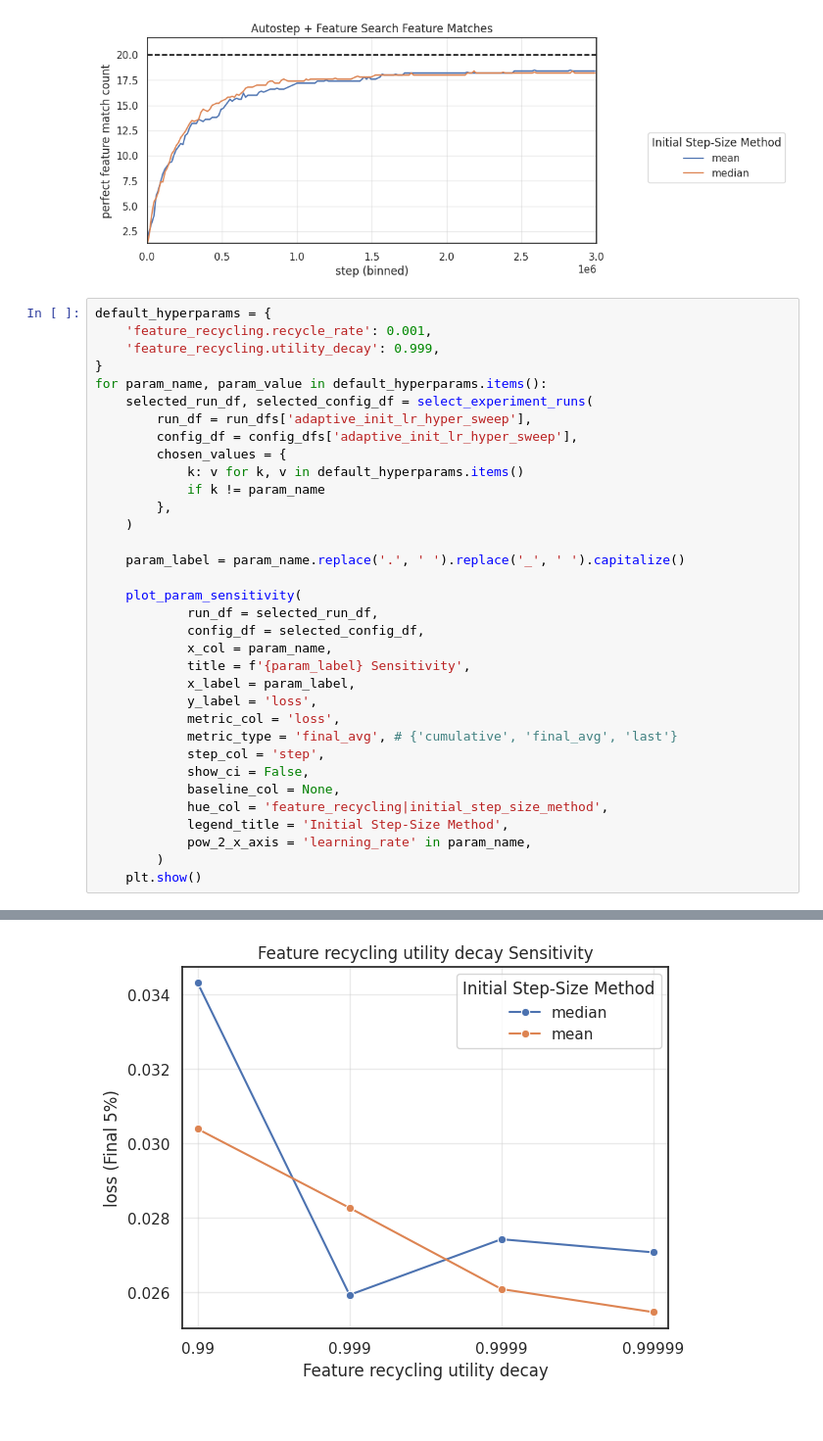
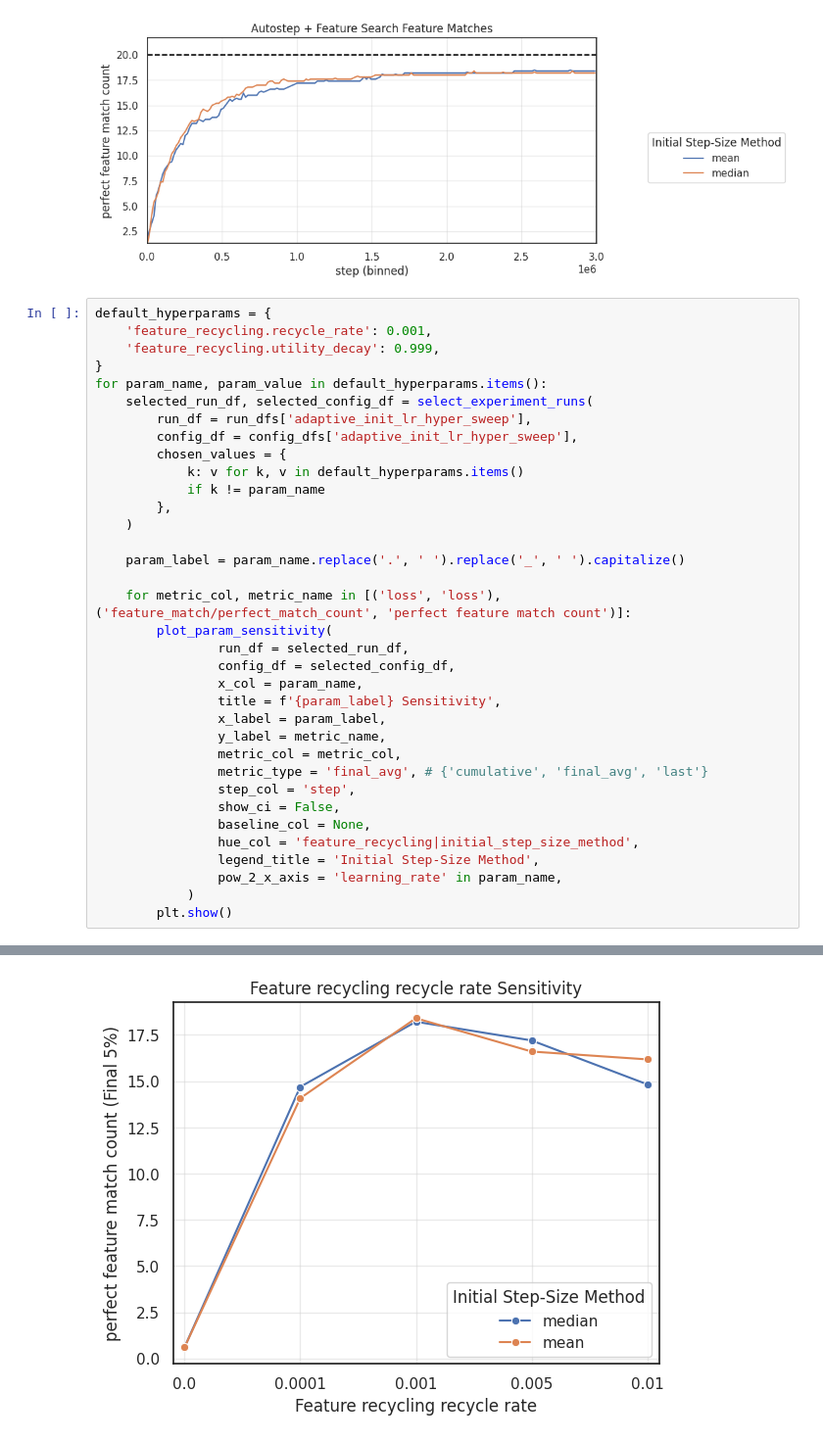
Before and after one commit to ejmejm/phd_research, a Jupyter notebook: phd/feature_search/analysis/paper_part_1_v1/ns_autostep_and_search_hyper_sweep.ipynb, the cells around one changed output, grey strips where cells are left out. Shown at 98% size. Drawn from its saved outputs; the diff is of its cells as text.

```diff
--- a/phd/feature_search/analysis/paper_part_1_v1/ns_autostep_and_search_hyper_sweep.ipynb
+++ b/phd/feature_search/analysis/paper_part_1_v1/ns_autostep_and_search_hyper_sweep.ipynb
@@ -368,37 +375,38 @@ Text(0.5, 1.0, 'Autostep + Feature Search Feature Matches')
 # %%
 default_hyperparams = {
     'feature_recycling.recycle_rate': 0.001,
     'feature_recycling.utility_decay': 0.999,
 }
 for param_name, param_value in default_hyperparams.items():
     selected_run_df, selected_config_df = select_experiment_runs(
         run_df = run_dfs['adaptive_init_lr_hyper_sweep'],
         config_df = config_dfs['adaptive_init_lr_hyper_sweep'],
         chosen_values = {
             k: v for k, v in default_hyperparams.items()
             if k != param_name
         },
     )
 
     param_label = param_name.replace('.', ' ').replace('_', ' ').capitalize()
 
-    plot_param_sensitivity(
-            run_df = selected_run_df,
-            config_df = selected_config_df,
-            x_col = param_name,
-            title = f'{param_label} Sensitivity',
-            x_label = param_label,
-            y_label = 'loss',
-            metric_col = 'loss',
-            metric_type = 'final_avg', # {'cumulative', 'final_avg', 'last'}
-            step_col = 'step',
-            show_ci = False,
-            baseline_col = None,
-            hue_col = 'feature_recycling|initial_step_size_method',
-            legend_title = 'Initial Step-Size Method',
-            pow_2_x_axis = 'learning_rate' in param_name,
-        )
-    plt.show()
+    for metric_col, metric_name in [('loss', 'loss'), ('feature_match/perfect_match_count', 'perfect feature match count')]:
+        plot_param_sensitivity(
+                run_df = selected_run_df,
+                config_df = selected_config_df,
+                x_col = param_name,
+                title = f'{param_label} Sensitivity',
+                x_label = param_label,
+                y_label = metric_name,
+                metric_col = metric_col,
+                metric_type = 'final_avg', # {'cumulative', 'final_avg', 'last'}
+                step_col = 'step',
+                show_ci = False,
+                baseline_col = None,
+                hue_col = 'feature_recycling|initial_step_size_method',
+                legend_title = 'Initial Step-Size Method',
+                pow_2_x_axis = 'learning_rate' in param_name,
+            )
+        plt.show()
 # %% [output]
 [figure]
-[figure, old version]
+[figure, new version]
```
Also changed, not shown: parts of 13 cells of this notebook, 3 other files.
